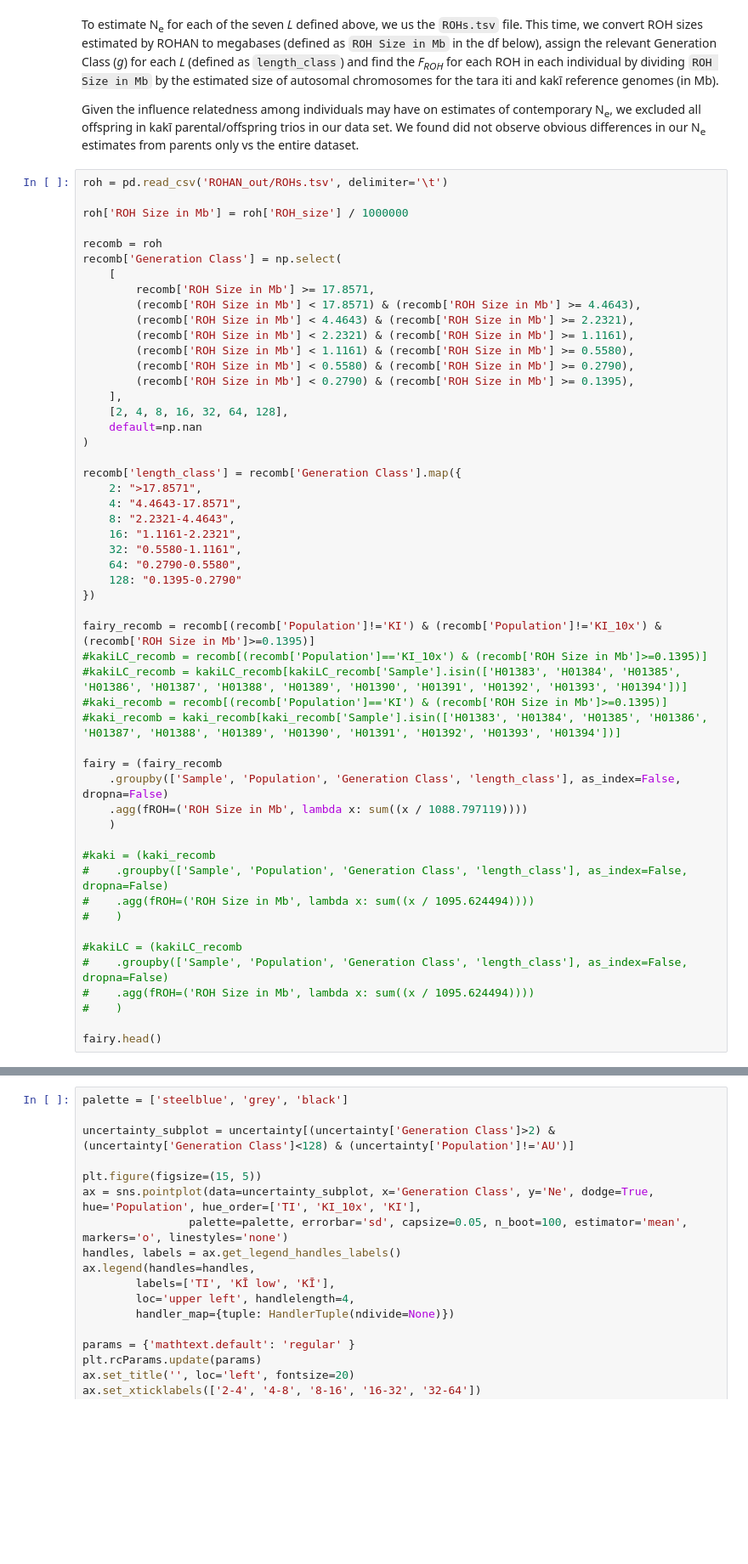
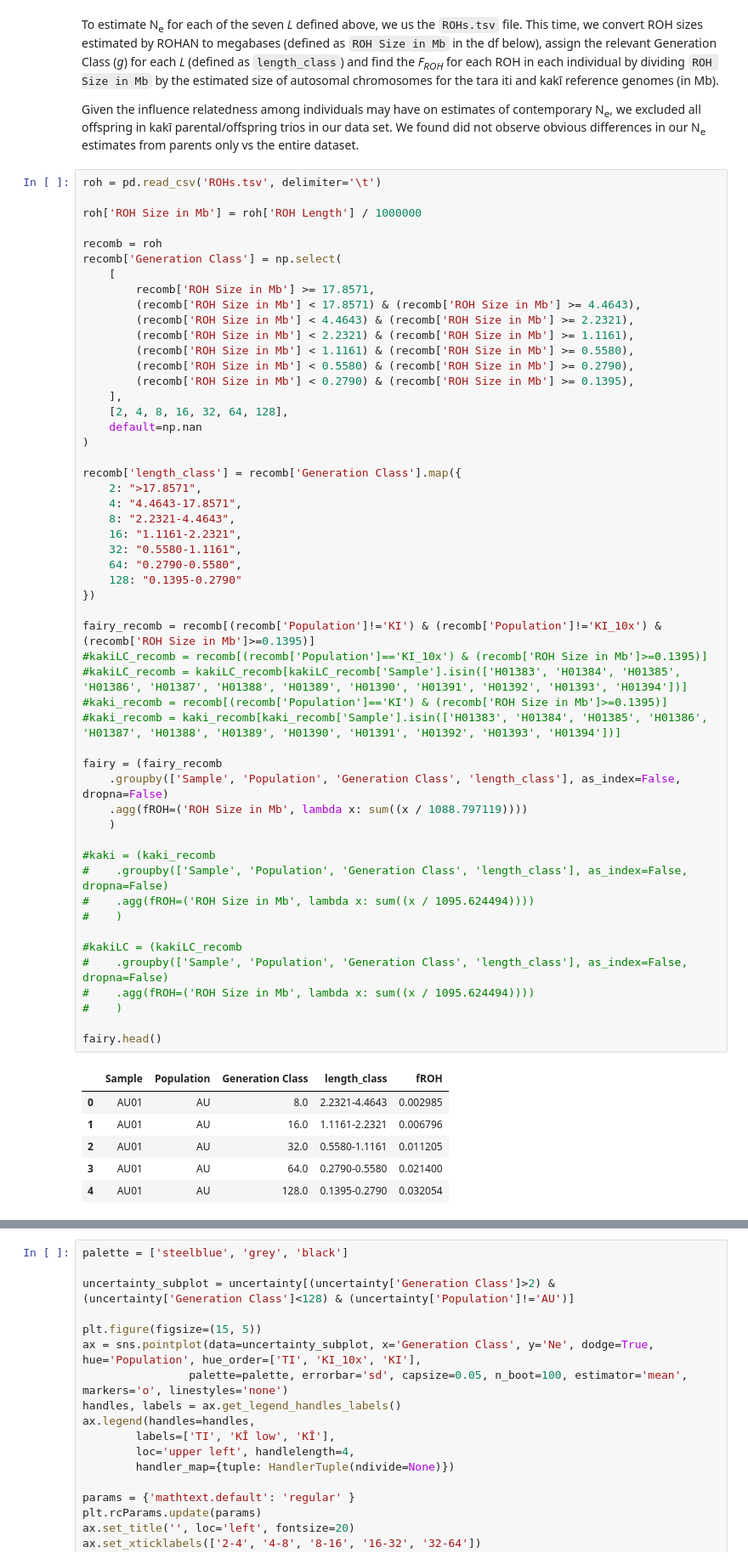
Before and after one commit to janawold1/2026_S_nereis_Cons_Gen, a Jupyter notebook: 09_Ne.ipynb, the cells around one changed output, grey strips where cells are left out. Shown at 85% size. Drawn from its saved outputs; the diff is of its cells as text; blank space fills up the shorter version.

```diff
--- a/09_Ne.ipynb
+++ b/09_Ne.ipynb
@@ -57,9 +59,9 @@ To estimate N<sub>e</sub> for each of the seven *L* defined above, we us the `RO
 
 Given the influence relatedness among individuals may have on estimates of contemporary N<sub>e</sub>, we excluded all offspring in kakī parental/offspring trios in our data set. We found did not observe obvious differences in our N<sub>e</sub> estimates from parents only vs the entire dataset.
 # %%
-roh = pd.read_csv('ROHAN_out/ROHs.tsv', delimiter='\t')
+roh = pd.read_csv('ROHs.tsv', delimiter='\t')
 
-roh['ROH Size in Mb'] = roh['ROH_size'] / 1000000
+roh['ROH Size in Mb'] = roh['ROH Length'] / 1000000
 
 recomb = roh
 recomb['Generation Class'] = np.select(
@@ -81,31 +83,38 @@ recomb['length_class'] = recomb['Generation Class'].map({
     4: "4.4643-17.8571",
     8: "2.2321-4.4643",
     16: "1.1161-2.2321",
     32: "0.5580-1.1161",
     64: "0.2790-0.5580",
     128: "0.1395-0.2790"
 })
 
 fairy_recomb = recomb[(recomb['Population']!='KI') & (recomb['Population']!='KI_10x') & (recomb['ROH Size in Mb']>=0.1395)]
 #kakiLC_recomb = recomb[(recomb['Population']=='KI_10x') & (recomb['ROH Size in Mb']>=0.1395)]
 #kakiLC_recomb = kakiLC_recomb[kakiLC_recomb['Sample'].isin(['H01383', 'H01384', 'H01385', 'H01386', 'H01387', 'H01388', 'H01389', 'H01390', 'H01391', 'H01392', 'H01393', 'H01394'])]
 #kaki_recomb = recomb[(recomb['Population']=='KI') & (recomb['ROH Size in Mb']>=0.1395)]
 #kaki_recomb = kaki_recomb[kaki_recomb['Sample'].isin(['H01383', 'H01384', 'H01385', 'H01386', 'H01387', 'H01388', 'H01389', 'H01390', 'H01391', 'H01392', 'H01393', 'H01394'])]
 
 fairy = (fairy_recomb
     .groupby(['Sample', 'Population', 'Generation Class', 'length_class'], as_index=False, dropna=False)
     .agg(fROH=('ROH Size in Mb', lambda x: sum((x / 1088.797119))))
     )
 
 #kaki = (kaki_recomb
 #    .groupby(['Sample', 'Population', 'Generation Class', 'length_class'], as_index=False, dropna=False)
 #    .agg(fROH=('ROH Size in Mb', lambda x: sum((x / 1095.624494))))
 #    )
 
 #kakiLC = (kakiLC_recomb
 #    .groupby(['Sample', 'Population', 'Generation Class', 'length_class'], as_index=False, dropna=False)
 #    .agg(fROH=('ROH Size in Mb', lambda x: sum((x / 1095.624494))))
 #    )
 
 fairy.head()
+# %% [output]
+|  | Sample | Population | Generation Class | length_class | fROH |
+| 0 | AU01 | AU | 8.0 | 2.2321-4.4643 | 0.002985 |
+| 1 | AU01 | AU | 16.0 | 1.1161-2.2321 | 0.006796 |
+| 2 | AU01 | AU | 32.0 | 0.5580-1.1161 | 0.011205 |
+| 3 | AU01 | AU | 64.0 | 0.2790-0.5580 | 0.021400 |
+| 4 | AU01 | AU | 128.0 | 0.1395-0.2790 | 0.032054 |
 # %%
```
Also changed, not shown: parts of 9 cells of this notebook, 2 other files.
